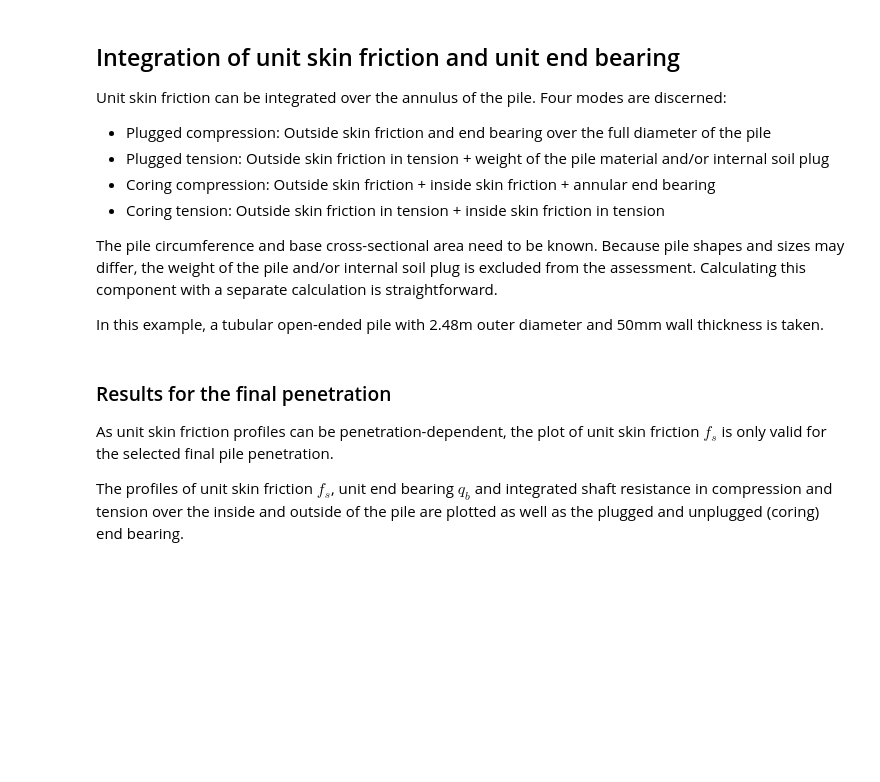
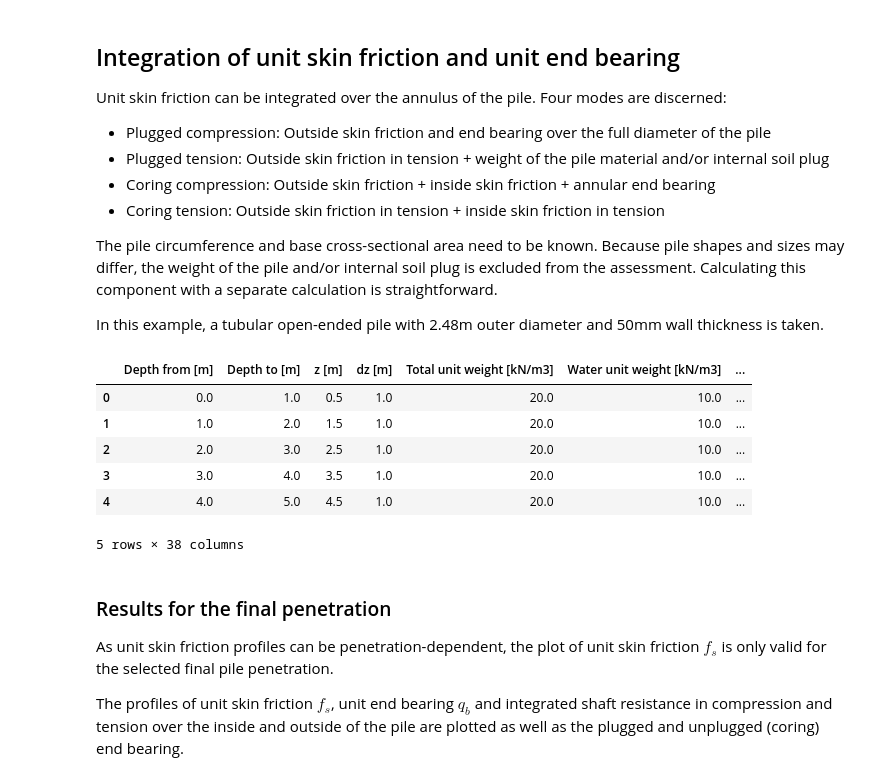
Before and after one commit to snakesonabrain/groundhog, a Jupyter notebook: notebooks/Tutorial - Axial pile capacity calculation according to API RP2 GEO with groundhog.ipynb, the cells around one changed output. Saved outputs shown, nothing was run; the diff lists cells and outputs as text; code cells hidden in the pictures; blank space fills up the shorter version.

```diff
--- a/notebooks/Tutorial - Axial pile capacity calculation according to API RP2 GEO with groundhog.ipynb
+++ b/notebooks/Tutorial - Axial pile capacity calculation according to API RP2 GEO with groundhog.ipynb
@@ -183,7 +269,15 @@ calc.calculate_pilecapacity(
     circumference=np.pi * 2.48, base_area=0.25 * np.pi * 2.48 ** 2,
     internal_circumference=np.pi * 2.38, annulus_area=0.25 * np.pi * (2.48 ** 2 - 2.38 ** 2))
 # %%
-calc.output.tail()
+calc.output.head()
+# %% [output]
+|  | Depth from [m] | Depth to [m] | z [m] | dz [m] | Total unit weight [kN/m3] | Water unit weight [kN/m3] | ... |
+| 0 | 0.0 | 1.0 | 0.5 | 1.0 | 20.0 | 10.0 | ... |
+| 1 | 1.0 | 2.0 | 1.5 | 1.0 | 20.0 | 10.0 | ... |
+| 2 | 2.0 | 3.0 | 2.5 | 1.0 | 20.0 | 10.0 | ... |
+| 3 | 3.0 | 4.0 | 3.5 | 1.0 | 20.0 | 10.0 | ... |
+| 4 | 4.0 | 5.0 | 4.5 | 1.0 | 20.0 | 10.0 | ... |
+5 rows × 38 columns
 # %% [markdown]
 ### Results for the final penetration
 
```
Also changed, not shown: parts of 17 cells of this notebook, 2 other files.
